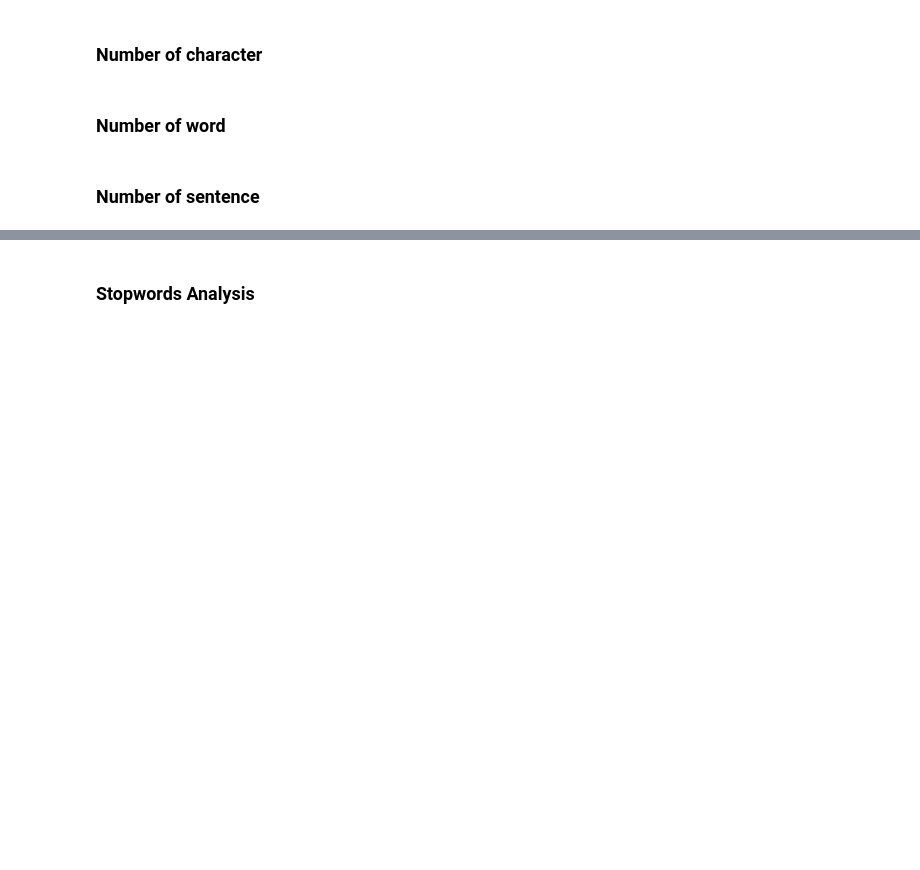
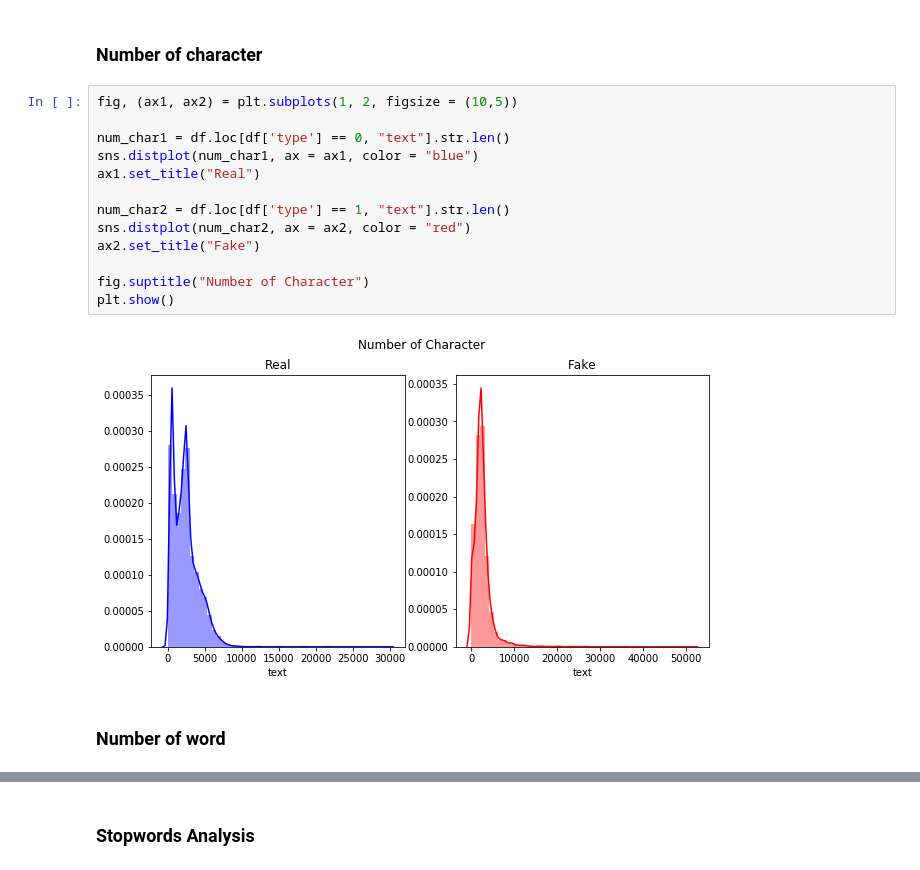
Before and after one commit to nathasyae/fake-news-prediction, a Jupyter notebook: Fake_News.ipynb, the cells around one changed output, grey strips where cells are left out. Drawn from its saved outputs; the diff is of its cells as text; blank space fills up the shorter version.

```diff
--- a/Fake_News.ipynb
+++ b/Fake_News.ipynb
@@ -83,6 +114,19 @@ df.head()
 # %% [markdown]
 ### Number of character
+# %%
+fig, (ax1, ax2) = plt.subplots(1, 2, figsize = (10,5))
+
+num_char1 = df.loc[df['type'] == 0, "text"].str.len()
+sns.distplot(num_char1, ax = ax1, color = "blue")
+ax1.set_title("Real")
+
+num_char2 = df.loc[df['type'] == 1, "text"].str.len()
+sns.distplot(num_char2, ax = ax2, color = "red")
+ax2.set_title("Fake")
+
+fig.suptitle("Number of Character")
+plt.show()
+# %% [output]
+[figure, added]
 # %% [markdown]
 ### Number of word
-# %% [markdown]
-### Number of sentence
```
Also changed, not shown: parts of 19 cells of this notebook.
